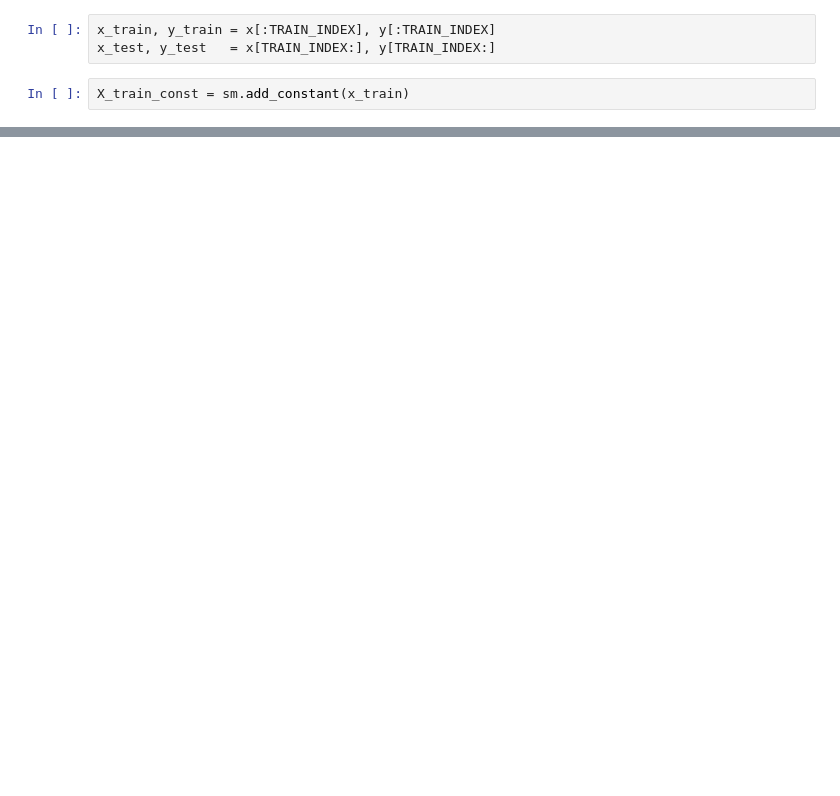
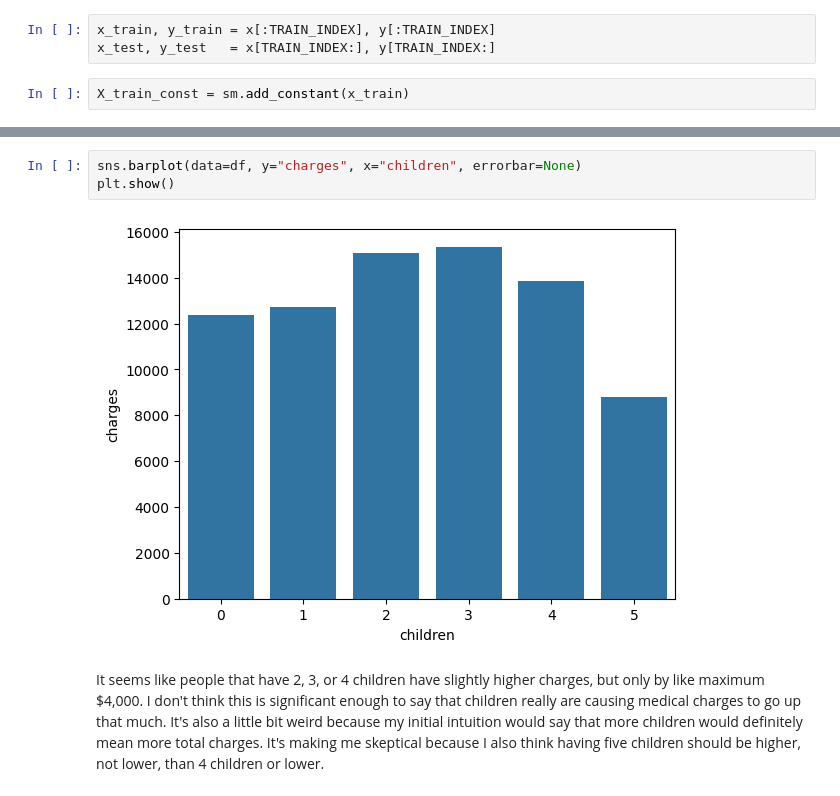
Before and after one commit to RJUNCC/data-modeling-sp500-forecasting, a Jupyter notebook: medical_insurance_cost.ipynb, the cells around one changed output, grey strips where cells are left out. Saved outputs shown, nothing was run; the diff lists cells and outputs as text; blank space fills up the shorter version.

```diff
--- a/medical_insurance_cost.ipynb
+++ b/medical_insurance_cost.ipynb
@@ -169,0 +375,7 @@ Notes:
+# %%
+sns.barplot(data=df, y="charges", x="children", errorbar=None)
+plt.show()
+# %% [output]
+[figure, added]
+# %% [markdown]
+It seems like people that have 2, 3, or 4 children have slightly higher charges, but only by like maximum $4,000. I don't think this is significant enough to say that children really are causing medical charges to go up that much. It's also a little bit weird because my initial intuition would say that more children would definitely mean more total charges. It's making me skeptical because I also think having five children should be higher, not lower, than 4 children or lower.
```
Also changed, not shown: parts of 34 cells of this notebook.
